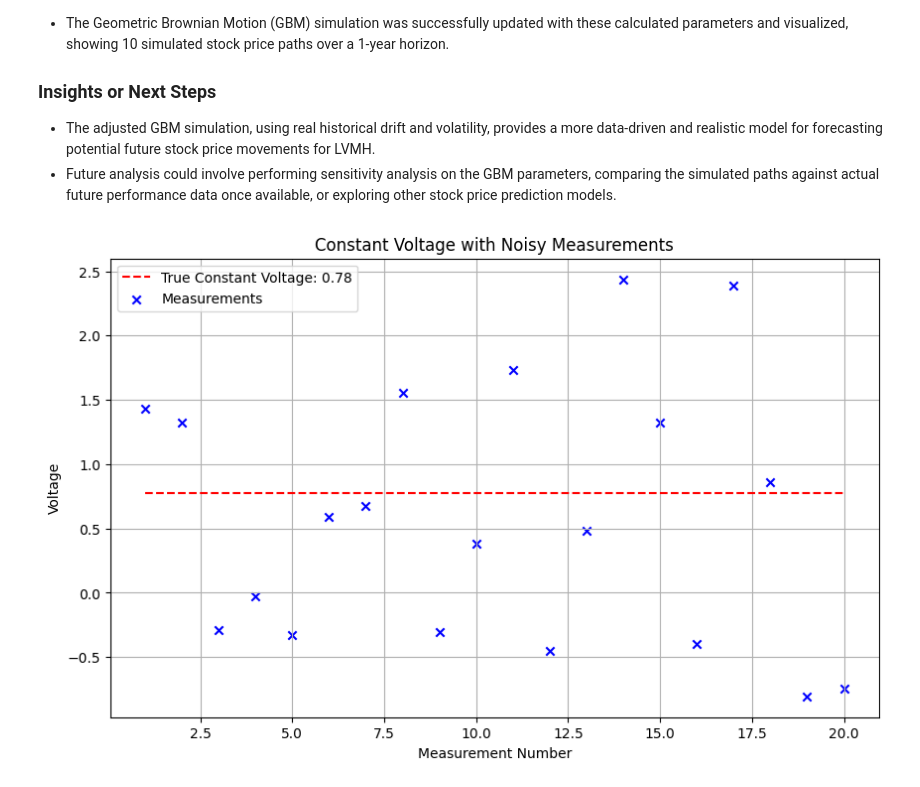
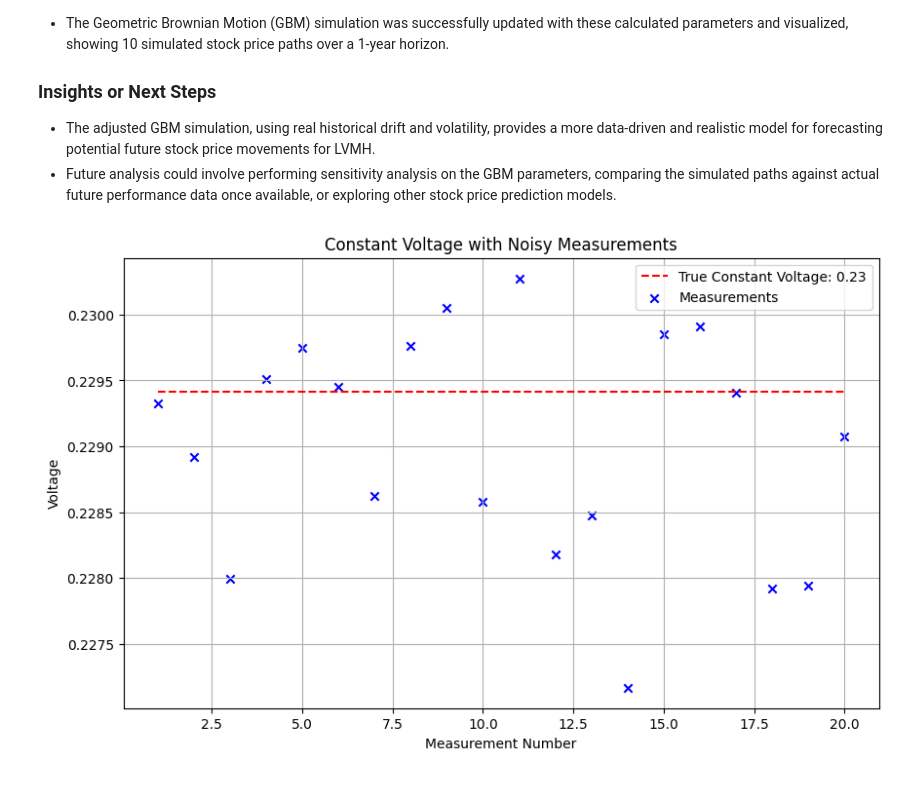
Before and after one commit to maurinl26/filtrage_modelisation_stochastique, a Jupyter notebook: course/contents/illustrations_cours.ipynb, the cells around one changed output. Cells and saved outputs as stored; diff of their text form; code cells hidden in the pictures.

```diff
--- a/course/contents/illustrations_cours.ipynb
+++ b/course/contents/illustrations_cours.ipynb
@@ -328,33 +328,33 @@ Summarize the process of adjusting the GBM model with real LVMH stock data and p
 # %%
 import numpy as np
 import matplotlib.pyplot as plt
 
 # 1. Draw a value for the constant voltage between 0 and 1
 true_voltage = np.random.uniform(0, 1)
 
 # 2. Draw 20 measurements with a standard deviation of 1
 num_measurements = 20
-measurement_std = 1
+measurement_std = 0.001
 measurements = np.random.normal(true_voltage, measurement_std, num_measurements)
 
 # Create an array for the x-axis (measurement indices)
 measurement_indices = np.arange(1, num_measurements + 1)
 
 # 3. Plot the graph
 plt.figure(figsize=(10, 6))
 
 # Plot the constant voltage as a line
 plt.plot(measurement_indices, [true_voltage] * num_measurements, 'r--', label=f'True Constant Voltage: {true_voltage:.2f}')
 
 # Plot the measurements as crosses
 plt.scatter(measurement_indices, measurements, marker='x', color='b', label='Measurements')
 
 plt.title('Constant Voltage with Noisy Measurements')
 plt.xlabel('Measurement Number')
 plt.ylabel('Voltage')
 plt.legend()
 plt.grid(True)
-plt.savefig("constant_voltage_noisy_measurements.pdf")
+plt.savefig("constant_voltage_noisy_measurements.png")
 plt.show()
 # %% [output]
-[figure, old version]
+[figure, new version]
```
Also changed, not shown: parts of 10 cells of this notebook.
